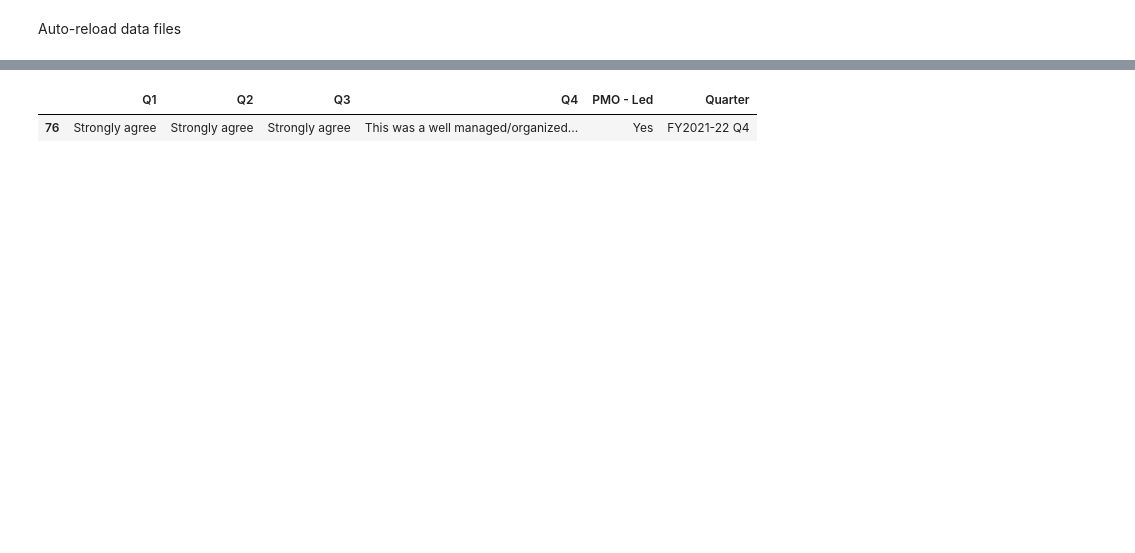
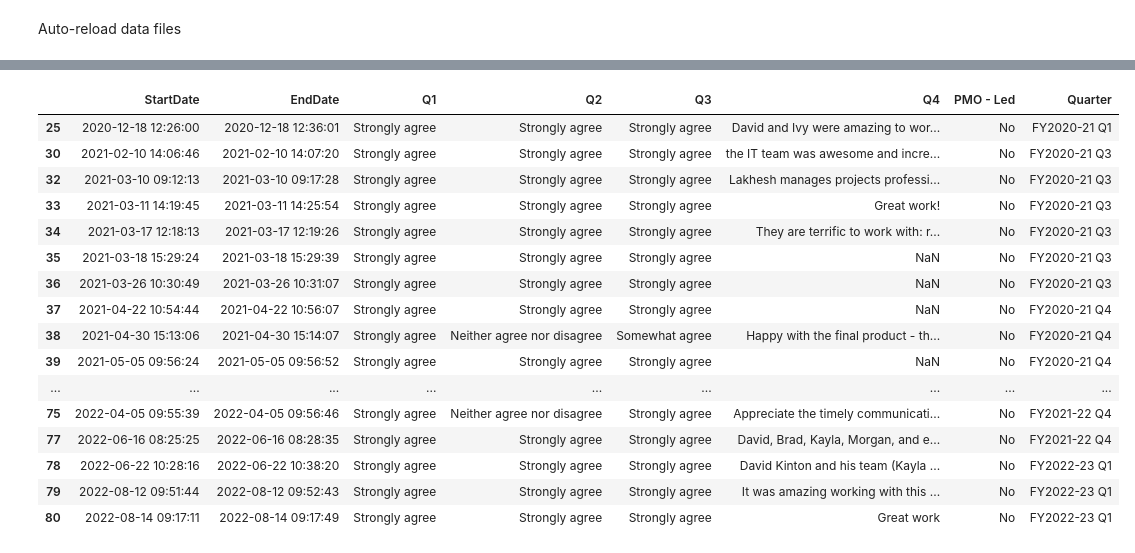
Before and after one commit to rikhilf/kpi_automation, a Jupyter notebook: Program/Automation.ipynb, the cells around one changed output, grey strips where cells are left out. Saved outputs shown, nothing was run; the diff lists cells and outputs as text; code cells hidden in the pictures; blank space fills up the shorter version.

Commit message:
first final draft of project (script is main file)

```diff
--- a/Program/Automation.ipynb
+++ b/Program/Automation.ipynb
@@ -6,11 +6,16 @@ Auto-reload data files
 # %%
 import pandas as pd
 # %%
-file_name: str = "qualtrics_survey_july.csv"
+import string
+
+from numpy import array
+
+
+file_name: str = "september_data.csv"
 
 data = pd.read_csv(file_name)
 
-needed_columns = data[["Q1", "Q2", "Q3", "Q4", "PMO - Led", "Quarter"]]
+needed_columns = data[["StartDate", "EndDate", "Q1", "Q2", "Q3", "Q4", "PMO - Led", "Quarter"]].copy()
 
 needed_columns
 # %% [output]
@@ -43,25 +84,43 @@ print(quarter_list)
 # %%
-needed_quarter: str = input("What is your target quarter? (Type in format FY20XX-XX QX) Enter 0 for all FY: ")
+needed_year: int = input("What is the needed year? (Enter in format 20XX")
+filtered_by_year =
+needed_quarter: str = input("What is your target quarter? (Type in format QX")
 pmo_led_string: str = input("PMO-Led? (Enter 'Y' (yes) 'N' (no) or 'B' (both)): ")
 
-while pmo_led_string != "Y" and pmo_led != "N" and pmo_led != "B":
+while pmo_led_string != "Y" and pmo_led_string != "N" and pmo_led_string != "B":
     pmo_led_string: str = input("PMO-Led? (Please enter 'Y' or 'N'): ")
 if pmo_led_string == "Y":
     pmo_selection = data["PMO - Led"] == "Yes"
     filtered_by_pmo = needed_columns[pmo_selection]
 elif pmo_led_string == "N":
     pmo_selection = data["PMO - Led"] == "No"
     filtered_by_pmo = needed_columns[pmo_selection]
 elif pmo_led_string == "B":
     filtered_by_pmo = needed_columns
 
 
 
-if needed_quarter in quarter_list:
-    quarter_selection: list[bool] = needed_quarter == data["Quarter"]
-    filtered_by_fy = filtered_by_pmo[quarter_selection]
+# if needed_year in year_list:
+#     quarter_selection: list[bool] = needed_quarter == data["Quarter"]
+#     filtered_by_fy = filtered_by_pmo[quarter_selection]
 
-filtered_by_fy
+# filtered_by_fy
+filtered_by_pmo
 # %% [output]
-|  | Q1 | Q2 | Q3 | Q4 | PMO - Led | Quarter |
-| 76 | Strongly agree | Strongly agree | Strongly agree | This was a well managed/organized... | Yes | FY2021-22 Q4 |
+|  | StartDate | EndDate | Q1 | Q2 | Q3 | Q4 | PMO - Led | Quarter |
+| 25 | 2020-12-18 12:26:00 | 2020-12-18 12:36:01 | Strongly agree | Strongly agree | Strongly agree | David and Ivy were amazing to wor... | No | FY2020-21 Q1 |
+| 30 | 2021-02-10 14:06:46 | 2021-02-10 14:07:20 | Strongly agree | Strongly agree | Strongly agree | the IT team was awesome and incre... | No | FY2020-21 Q3 |
+| 32 | 2021-03-10 09:12:13 | 2021-03-10 09:17:28 | Strongly agree | Strongly agree | Strongly agree | Lakhesh manages projects professi... | No | FY2020-21 Q3 |
+| 33 | 2021-03-11 14:19:45 | 2021-03-11 14:25:54 | Strongly agree | Strongly agree | Strongly agree | Great work! | No | FY2020-21 Q3 |
+| 34 | 2021-03-17 12:18:13 | 2021-03-17 12:19:26 | Strongly agree | Strongly agree | Strongly agree | They are terrific to work with: r... | No | FY2020-21 Q3 |
+| 35 | 2021-03-18 15:29:24 | 2021-03-18 15:29:39 | Strongly agree | Strongly agree | Strongly agree | NaN | No | FY2020-21 Q3 |
+| 36 | 2021-03-26 10:30:49 | 2021-03-26 10:31:07 | Strongly agree | Strongly agree | Strongly agree | NaN | No | FY2020-21 Q3 |
+| 37 | 2021-04-22 10:54:44 | 2021-04-22 10:56:07 | Strongly agree | Strongly agree | Strongly agree | NaN | No | FY2020-21 Q4 |
+| 38 | 2021-04-30 15:13:06 | 2021-04-30 15:14:07 | Strongly agree | Neither agree nor disagree | Somewhat agree | Happy with the final product - th... | No | FY2020-21 Q4 |
+| 39 | 2021-05-05 09:56:24 | 2021-05-05 09:56:52 | Strongly agree | Strongly agree | Strongly agree | NaN | No | FY2020-21 Q4 |
+| ... | ... | ... | ... | ... | ... | ... | ... | ... |
+| 75 | 2022-04-05 09:55:39 | 2022-04-05 09:56:46 | Strongly agree | Neither agree nor disagree | Strongly agree | Appreciate the timely communicati... | No | FY2021-22 Q4 |
+| 77 | 2022-06-16 08:25:25 | 2022-06-16 08:28:35 | Strongly agree | Strongly agree | Strongly agree | David, Brad, Kayla, Morgan, and e... | No | FY2021-22 Q4 |
+| 78 | 2022-06-22 10:28:16 | 2022-06-22 10:38:20 | Strongly agree | Strongly agree | Strongly agree | David Kinton and his team (Kayla ... | No | FY2022-23 Q1 |
+| 79 | 2022-08-12 09:51:44 | 2022-08-12 09:52:43 | Strongly agree | Strongly agree | Strongly agree | It was amazing working with this ... | No | FY2022-23 Q1 |
+| 80 | 2022-08-14 09:17:11 | 2022-08-14 09:17:49 | Strongly agree | Strongly agree | Strongly agree | Great work | No | FY2022-23 Q1 |
```
Also changed, not shown: parts of 7 cells of this notebook, 2 other files.
